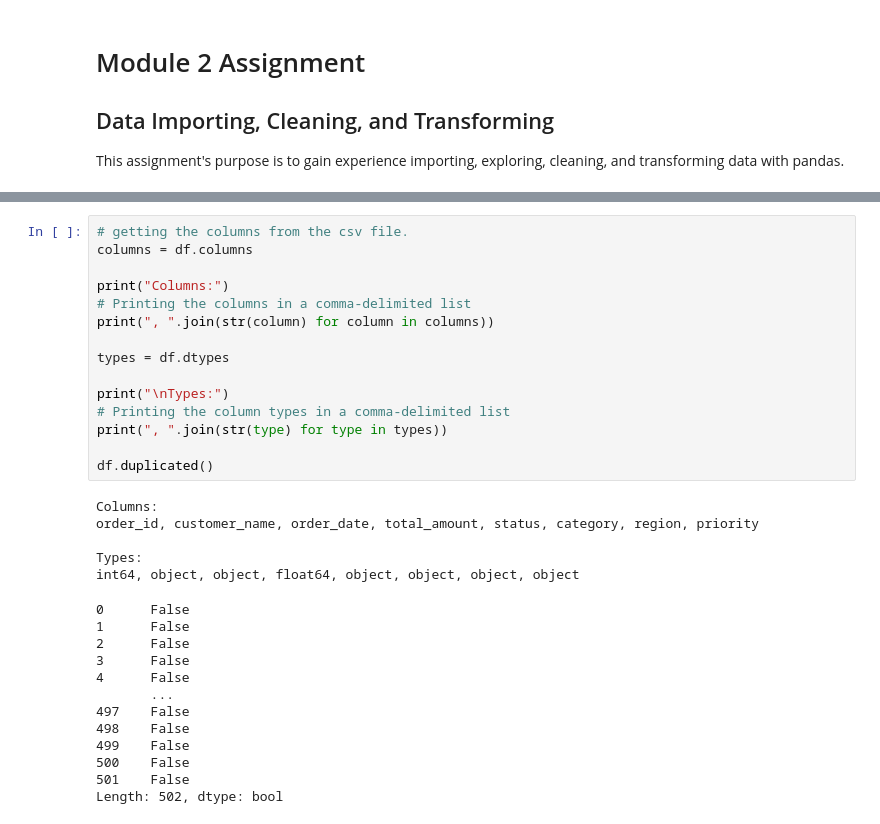
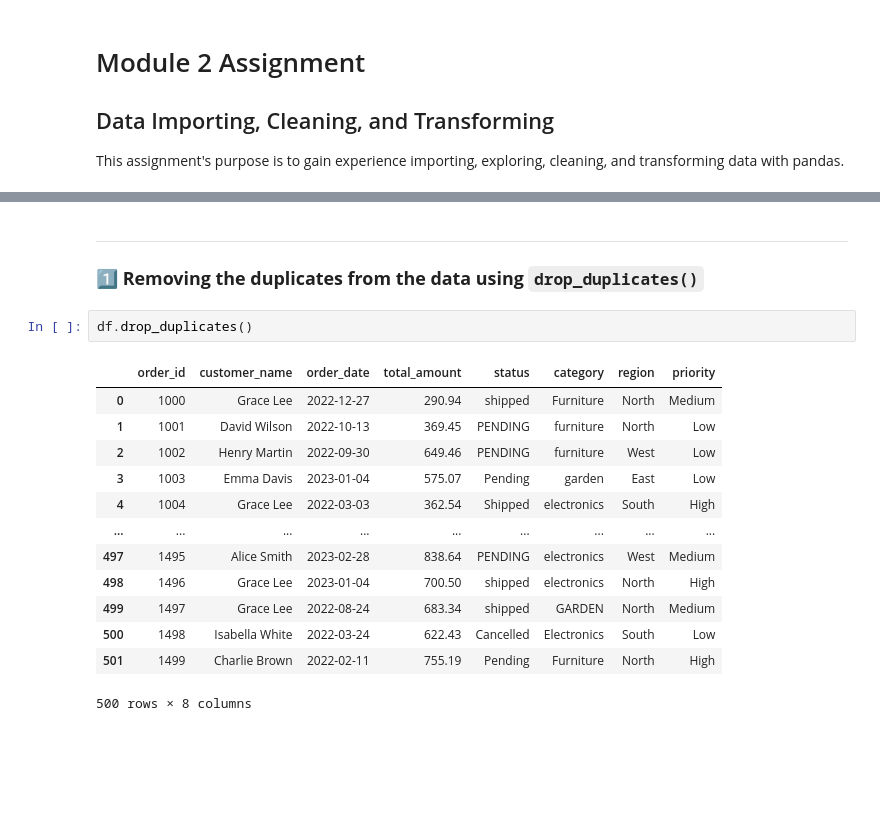
Before and after one commit to tysenh1/data-analysis-assignment-2, a Jupyter notebook: assignment2_tysen_heck.ipynb, the cells around one changed output, grey strips where cells are left out. Saved outputs shown, nothing was run; the diff lists cells and outputs as text; blank space fills up the shorter version.

```diff
--- a/assignment2_tysen_heck.ipynb
+++ b/assignment2_tysen_heck.ipynb
@@ -33,33 +150,20 @@ Shape of the data:
-# %%
-# getting the columns from the csv file.
-columns = df.columns
-
-print("Columns:")
-# Printing the columns in a comma-delimited list
-print(", ".join(str(column) for column in columns))
-
-types = df.dtypes
-
-print("\nTypes:")
-# Printing the column types in a comma-delimited list
-print(", ".join(str(type) for type in types))
-
-df.duplicated()
-# %% [output]
-Columns:
-order_id, customer_name, order_date, total_amount, status, category, region, priority
-
-Types:
-int64, object, object, float64, object, object, object, object
-0      False
-1      False
-2      False
-3      False
-4      False
-       ...
-497    False
-498    False
-499    False
-500    False
-501    False
-Length: 502, dtype: bool
+# %% [markdown]
+---
+
+### 1️⃣ **Removing the duplicates from the data using `drop_duplicates()`**
+# %%
+df.drop_duplicates()
+# %% [output]
+|  | order_id | customer_name | order_date | total_amount | status | category | region | priority |
+| 0 | 1000 | Grace Lee | 2022-12-27 | 290.94 | shipped | Furniture | North | Medium |
+| 1 | 1001 | David Wilson | 2022-10-13 | 369.45 | PENDING | furniture | North | Low |
+| 2 | 1002 | Henry Martin | 2022-09-30 | 649.46 | PENDING | furniture | West | Low |
+| 3 | 1003 | Emma Davis | 2023-01-04 | 575.07 | Pending | garden | East | Low |
+| 4 | 1004 | Grace Lee | 2022-03-03 | 362.54 | Shipped | electronics | South | High |
+| ... | ... | ... | ... | ... | ... | ... | ... | ... |
+| 497 | 1495 | Alice Smith | 2023-02-28 | 838.64 | PENDING | electronics | West | Medium |
+| 498 | 1496 | Grace Lee | 2023-01-04 | 700.50 | shipped | electronics | North | High |
+| 499 | 1497 | Grace Lee | 2022-08-24 | 683.34 | shipped | GARDEN | North | Medium |
+| 500 | 1498 | Isabella White | 2022-03-24 | 622.43 | Cancelled | Electronics | South | Low |
+| 501 | 1499 | Charlie Brown | 2022-02-11 | 755.19 | Pending | Furniture | North | High |
+500 rows × 8 columns
```
Also changed, not shown: parts of 46 cells of this notebook.
